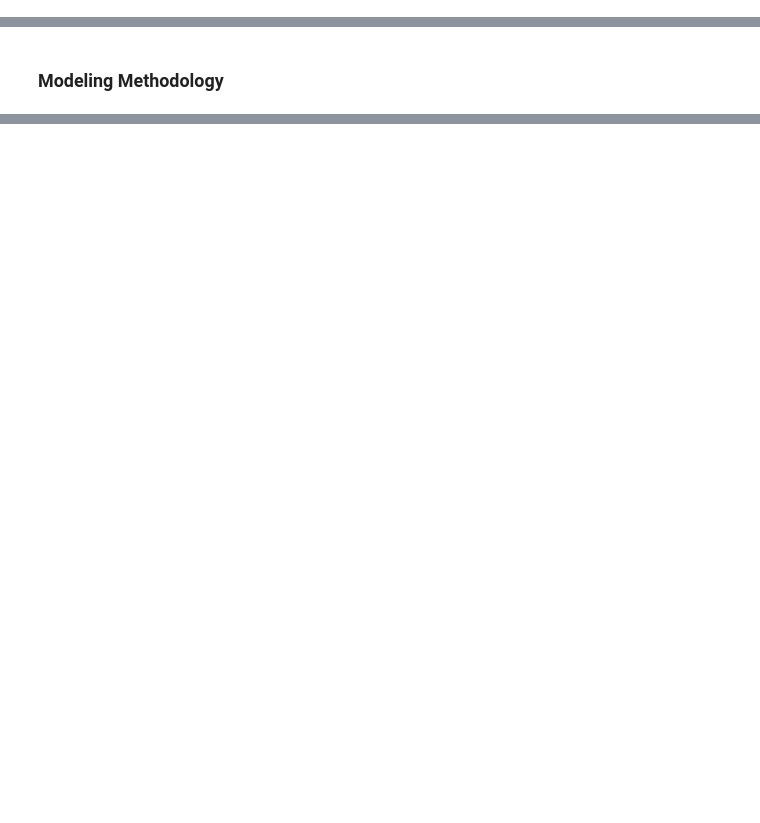
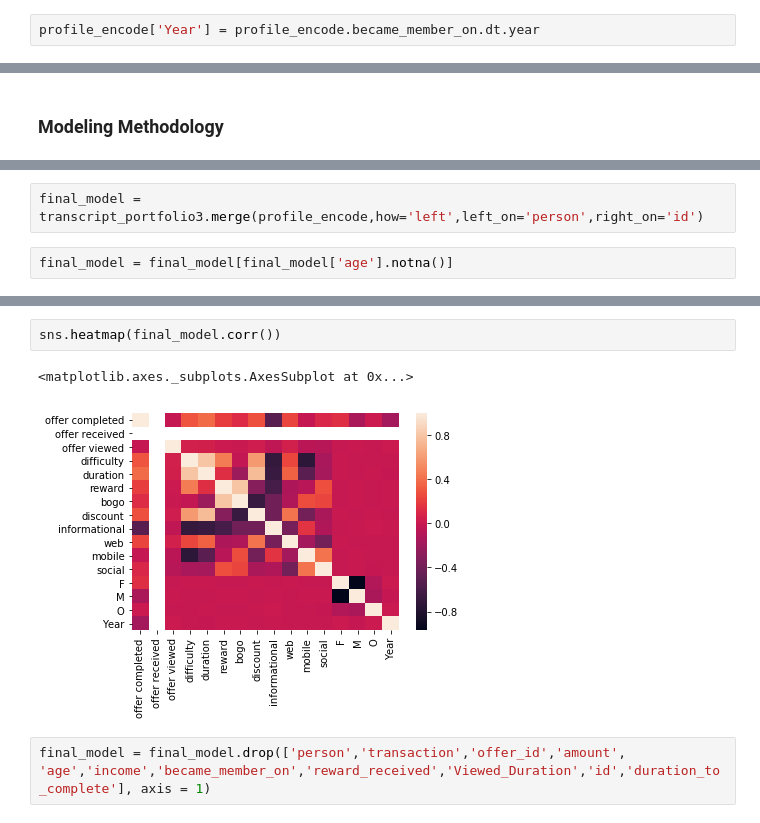
Before and after one commit to jlee0204/udacity-starbucks-captsone, a Jupyter notebook: Starbucks_Capstone_notebook.ipynb, the cells around one changed output, grey strips where cells are left out. Drawn from its saved outputs; the diff is of its cells as text; blank space fills up the shorter version.

Commit message:
update and finish modeling

```diff
--- a/Starbucks_Capstone_notebook.ipynb
+++ b/Starbucks_Capstone_notebook.ipynb
@@ -529,6 +553,8 @@ def income_group(row):
 profile_encode['Age_Group'] = profile_encode.apply(age_group, axis=1)
 # %%
 profile_encode['Income_Group'] = profile_encode.apply(income_group, axis=1)
+# %%
+profile_encode['Year'] = profile_encode.became_member_on.dt.year
 # %% [markdown]
 ##### What is the distribution of Ages and Income
 # %%
@@ -567,0 +618,4 @@ transcript_encode.head()
+# %%
+final_model = transcript_portfolio3.merge(profile_encode,how='left',left_on='person',right_on='id')
+# %%
+final_model = final_model[final_model['age'].notna()]
@@ -567,0 +631,7 @@ transcript_encode.head()
+# %%
+sns.heatmap(final_model.corr())
+# %% [output]
+<matplotlib.axes._subplots.AxesSubplot at 0x...>
+[figure, added]
+# %%
+final_model = final_model.drop(['person','transaction','offer_id','amount', 'age','income','became_member_on','reward_received','Viewed_Duration','id','duration_to_complete'], axis = 1)
```
Also changed, not shown: parts of 39 cells of this notebook, 1 other file.
